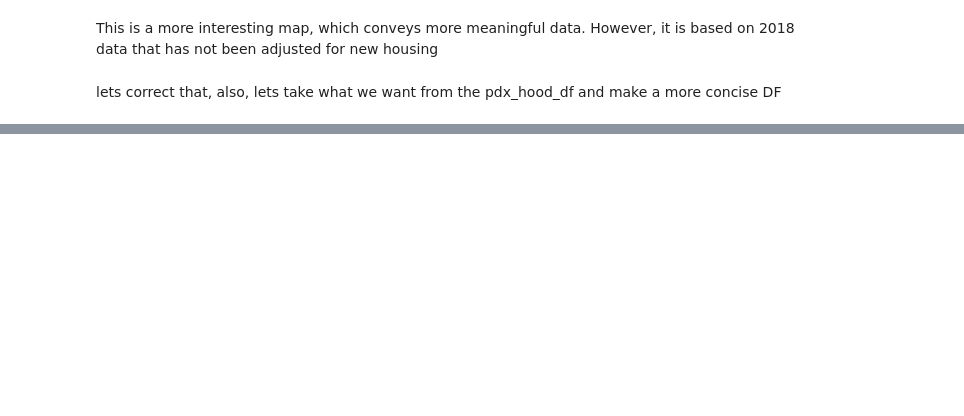
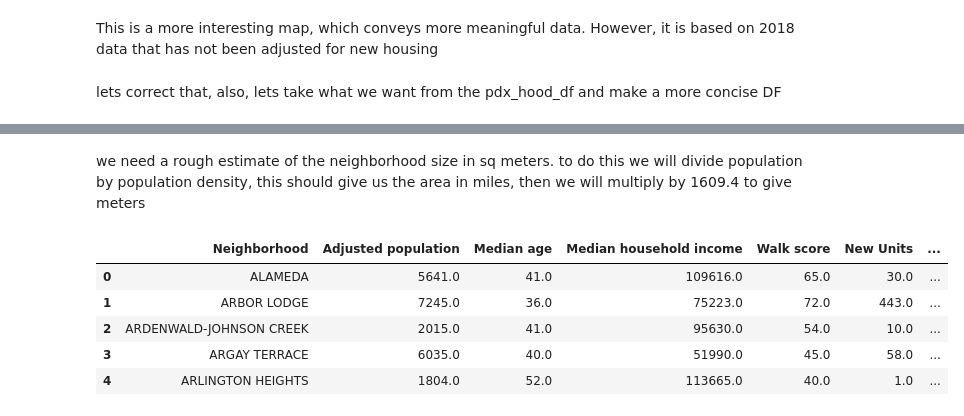
Before and after one commit to ExtraLime/Coursea_Capstone, a Jupyter notebook: pdx.ipynb, the cells around one changed output, grey strips where cells are left out. Cells and saved outputs as stored; diff of their text form; code cells hidden in the pictures; blank space fills up the shorter version.

```diff
--- a/pdx.ipynb
+++ b/pdx.ipynb
@@ -502,0 +474,16 @@ ln
+# %%
+#add new data to DF
+pdx_df['Latitude'] = lat
+pdx_df['Longitude'] = lng
+# %%
+#lets adjust the names of the columns
+pdx_df.columns = ['Neighborhood',
+ 'Adjusted population',
+ 'Median age',
+ 'Median household income ',
+ 'Walk score',
+ 'New Units',
+ '5-year median price change',
+ 'Adjusted population density ',
+ 'Latitude',
+ 'Longitude']
@@ -502,0 +524,12 @@ ln
+# %% [markdown]
+we need a rough estimate of the neighborhood size in sq meters. to do this we will divide population by population density, this should give us the area in miles, then we will multiply by 1609.4 to give meters
+# %%
+pdx_df['sq_meters'] = (pdx_df['Adjusted population']/pdx_df['Adjusted population density '])*1609.4
+pdx_df.head()
+# %% [output]
+|  | Neighborhood | Adjusted population | Median age | Median household income | Walk score | New Units | ... |
+| 0 | ALAMEDA | 5641.0 | 41.0 | 109616.0 | 65.0 | 30.0 | ... |
+| 1 | ARBOR LODGE | 7245.0 | 36.0 | 75223.0 | 72.0 | 443.0 | ... |
+| 2 | ARDENWALD-JOHNSON CREEK | 2015.0 | 41.0 | 95630.0 | 54.0 | 10.0 | ... |
+| 3 | ARGAY TERRACE | 6035.0 | 40.0 | 51990.0 | 45.0 | 58.0 | ... |
+| 4 | ARLINGTON HEIGHTS | 1804.0 | 52.0 | 113665.0 | 40.0 | 1.0 | ... |
```
Also changed, not shown: parts of 21 cells of this notebook.
